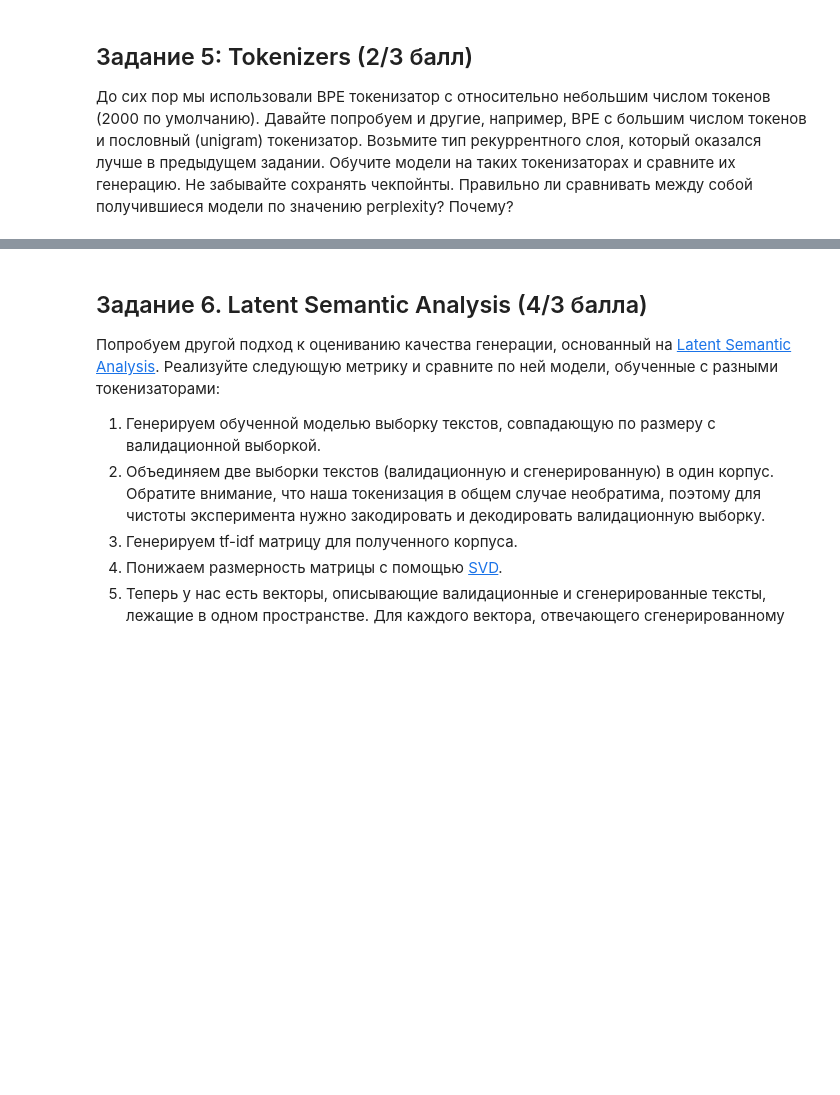
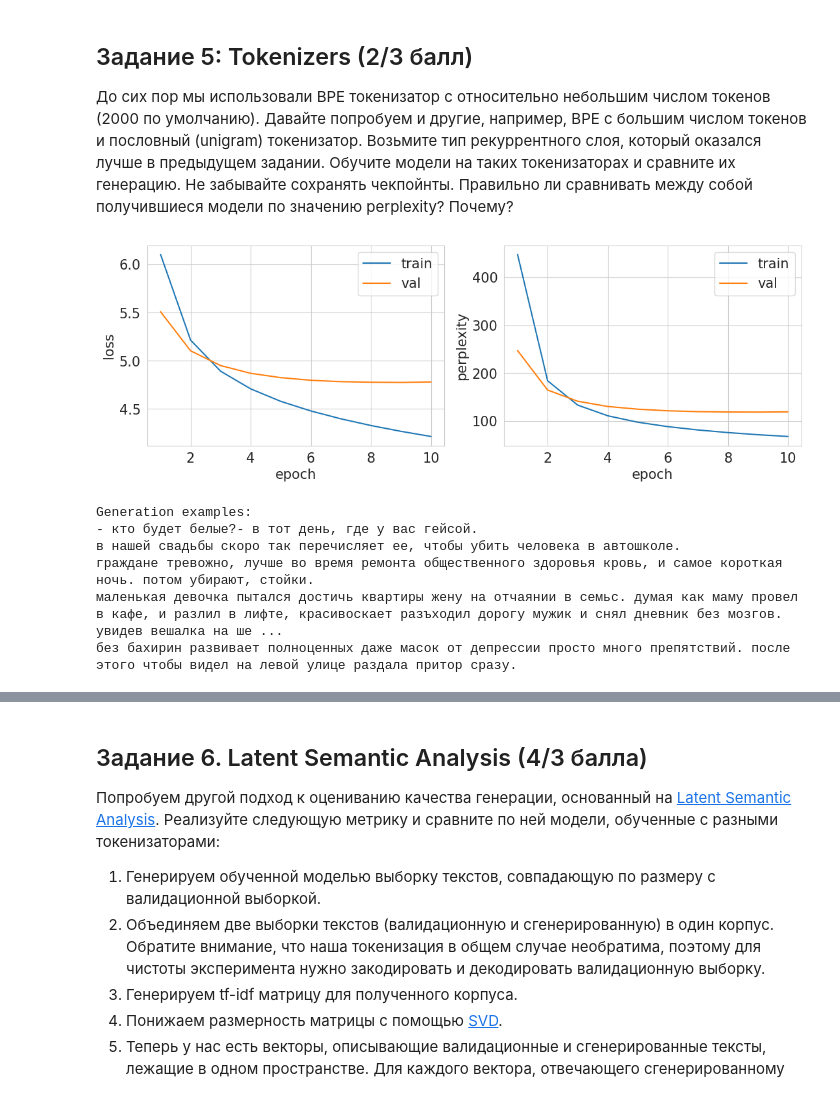
Before and after one commit to TaniaZharova2205/HSE, a Jupyter notebook: DL_1(4)/homeworks/HW4/HW4.ipynb, the cells around one changed output, grey strips where cells are left out. Cells and saved outputs as stored; diff of their text form; code cells hidden in the pictures; blank space fills up the shorter version.

```diff
--- a/DL_1(4)/homeworks/HW4/HW4.ipynb
+++ b/DL_1(4)/homeworks/HW4/HW4.ipynb
@@ -207,4 +213,26 @@ with torch.no_grad():
 
 До сих пор мы использовали BPE токенизатор с относительно небольшим числом токенов (2000 по умолчанию). Давайте попробуем и другие, например, BPE с большим числом токенов и пословный (unigram) токенизатор. Возьмите тип рекуррентного слоя, который оказался лучше в предыдущем задании. Обучите модели на таких токенизаторах и сравните их генерацию. Не забывайте сохранять чекпойнты. Правильно ли сравнивать между собой получившиеся модели по значению perplexity? Почему?
 # %%
-# YOUR CODE HERE (⊃｡•́‿•̀｡)⊃━✿✿✿✿✿✿
+train_bpe10k = TextDataset("jokes.txt", train=True, sp_model_prefix="bpe10k", vocab_size=10000)
+val_bpe10k = TextDataset("jokes.txt", train=False, sp_model_prefix="bpe10k", vocab_size=10000)
+train_bpe10k_loader = DataLoader(train_bpe10k, batch_size=64, shuffle=True, collate_fn=collate_fn)
+val_bpe10k_loader = DataLoader(val_bpe10k, batch_size=64, shuffle=False, collate_fn=collate_fn)
+# %%
+model_bpe10k = LanguageModel(dataset=train_bpe10k, rnn_type=torch.nn.LSTM).to(device)
+optimizer_bpe10k = optim.Adam(model_bpe10k.parameters(), lr=1e-3)
+train(
+    model=model_bpe10k,
+    optimizer=optimizer_bpe10k,
+    scheduler=None,
+    train_loader=train_bpe10k_loader,
+    val_loader=val_bpe10k_loader,
+    num_epochs=10
+)
+# %% [output]
+[figure, added]
+Generation examples:
+- кто будет белые?- в тот день, где у вас гейсой.
+в нашей свадьбы скоро так перечисляет ее, чтобы убить человека в автошколе.
+граждане тревожно, лучше во время ремонта общественного здоровья кровь, и самое короткая ночь. потом убирают, стойки.
+маленькая девочка пытался достичь квартиры жену на отчаянии в семьс. думая как маму провел в кафе, и разлил в лифте, красивоскает разъходил дорогу мужик и снял дневник без мозгов. увидев вешалка на ше ...
+без бахирин развивает полноценных даже масок от депрессии просто много препятствий. после этого чтобы видел на левой улице раздала притор сразу.
```
Also changed, not shown: parts of 31 cells of this notebook, 1 other file.
